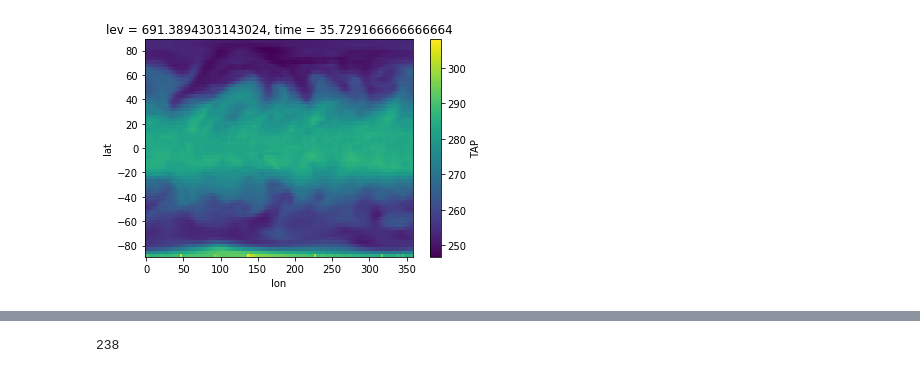
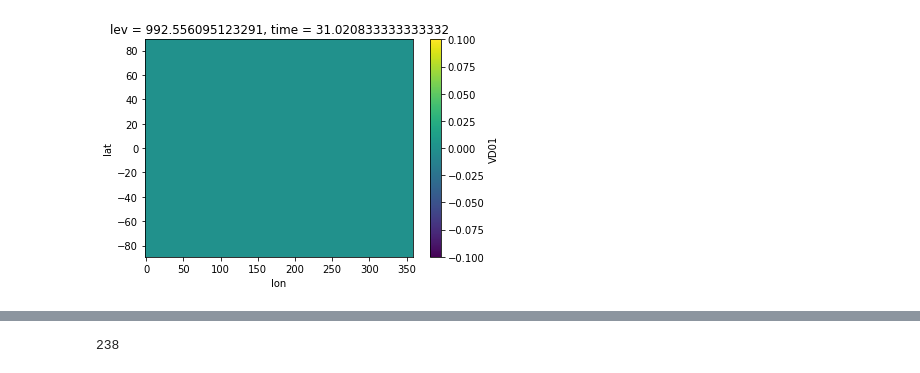
Before and after one commit to raspstephan/CBRAIN-CAM, a Jupyter notebook: notebooks/dev/debug-fluxbp.ipynb, the cells around one changed output, grey strips where cells are left out. Saved outputs shown, nothing was run; the diff lists cells and outputs as text; code cells hidden in the pictures.

```diff
--- a/notebooks/dev/debug-fluxbp.ipynb
+++ b/notebooks/dev/debug-fluxbp.ipynb
@@ -15,4 +14,4 @@ ds = xr.open_mfdataset(DATA_DIR+'AndKua_aqua_SPCAM3.0_sp_fluxbp.cam2.h1.0000-04*
 # %%
 ds2 = xr.open_mfdataset(DATA_DIR+'AndKua_aqua_SPCAM3.0_sp_fbp_f1.cam2.h1.0000-0*', decode_times=False, decode_cf=False)
 # %%
-ds3 = xr.open_mfdataset(DATA_DIR+'AndKua_aqua_SPCAM3.0_sp_fbp_f2.cam2.h1.0000-02*', decode_times=False)
+ds3 = xr.open_mfdataset(DATA_DIR+'AndKua_aqua_SPCAM3.0_sp_fbp_f3.cam2.h1.0000-02*', decode_times=False)
@@ -19,4 +44,4 @@ ds3 = xr.open_mfdataset(DATA_DIR+'AndKua_aqua_SPCAM3.0_sp_fbp_f2.cam2.h1.0000-02
 # %%
-ds3['TAP'].isel(time=-2, lev=20).plot();
+ds3['VD01'].isel(time=1, lev=-1).plot();
 # %% [output]
-[figure, old version]
+[figure, new version]
```
Also changed, not shown: parts of 12 cells of this notebook.
